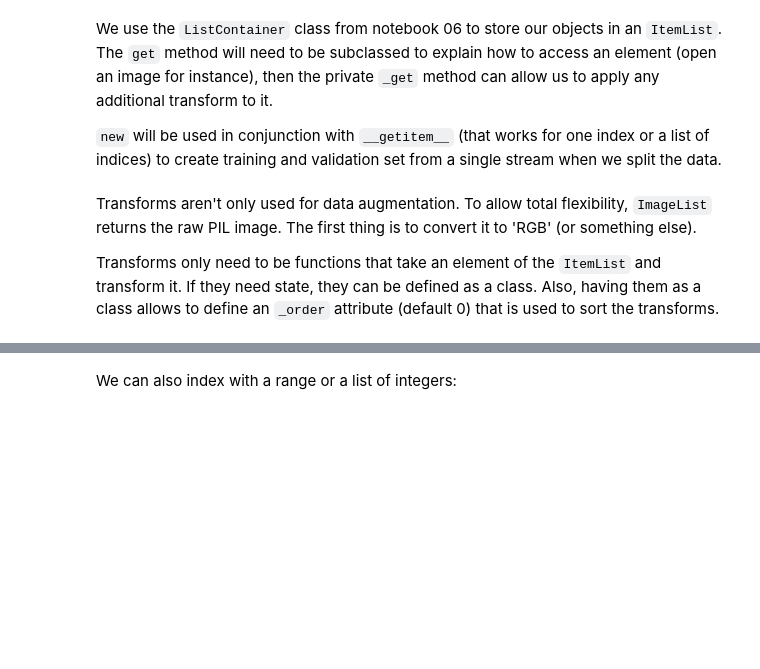
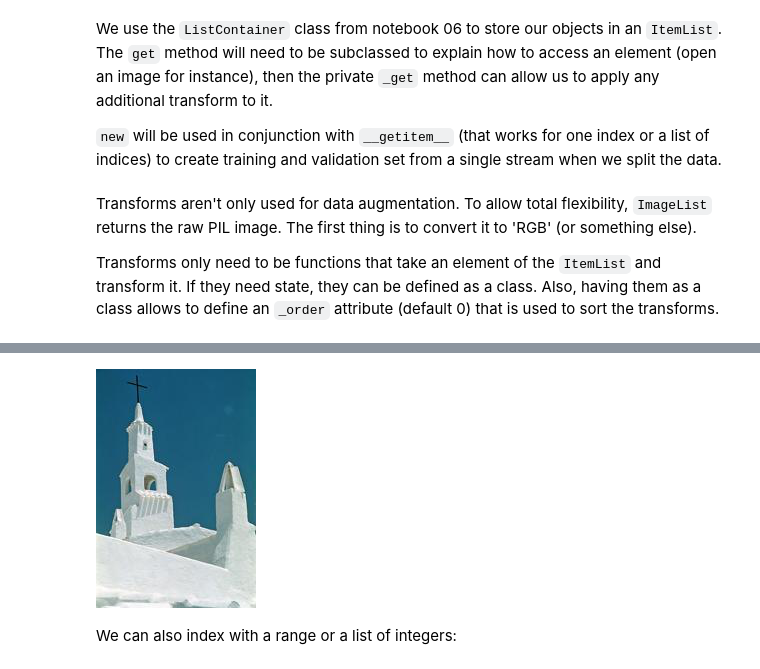
Before and after one commit to NachoDave/fastai-v3, a Jupyter notebook: nbs/dl2/08_data_block.ipynb, the cells around one changed output, grey strips where cells are left out. Cells and saved outputs as stored; diff of their text form; code cells hidden in the pictures; blank space fills up the shorter version.

```diff
--- a/nbs/dl2/08_data_block.ipynb
+++ b/nbs/dl2/08_data_block.ipynb
@@ -197,5 +267,8 @@ il
 # %%
-img = il[0]; img
+img = il[0]
+img
+# %% [output]
+[figure, added]
 # %% [markdown]
 We can also index with a range or a list of integers:
 # %%
```
Also changed, not shown: parts of 48 cells of this notebook, 4 other files.
